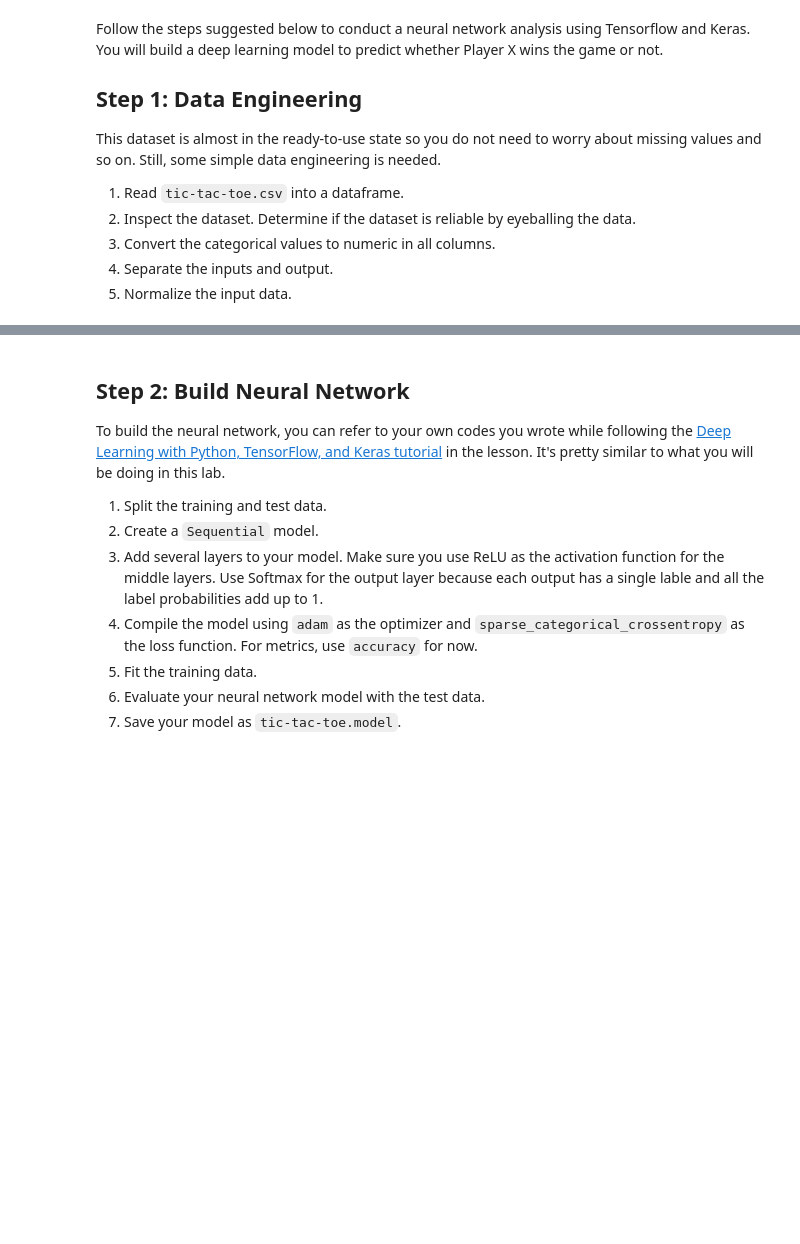
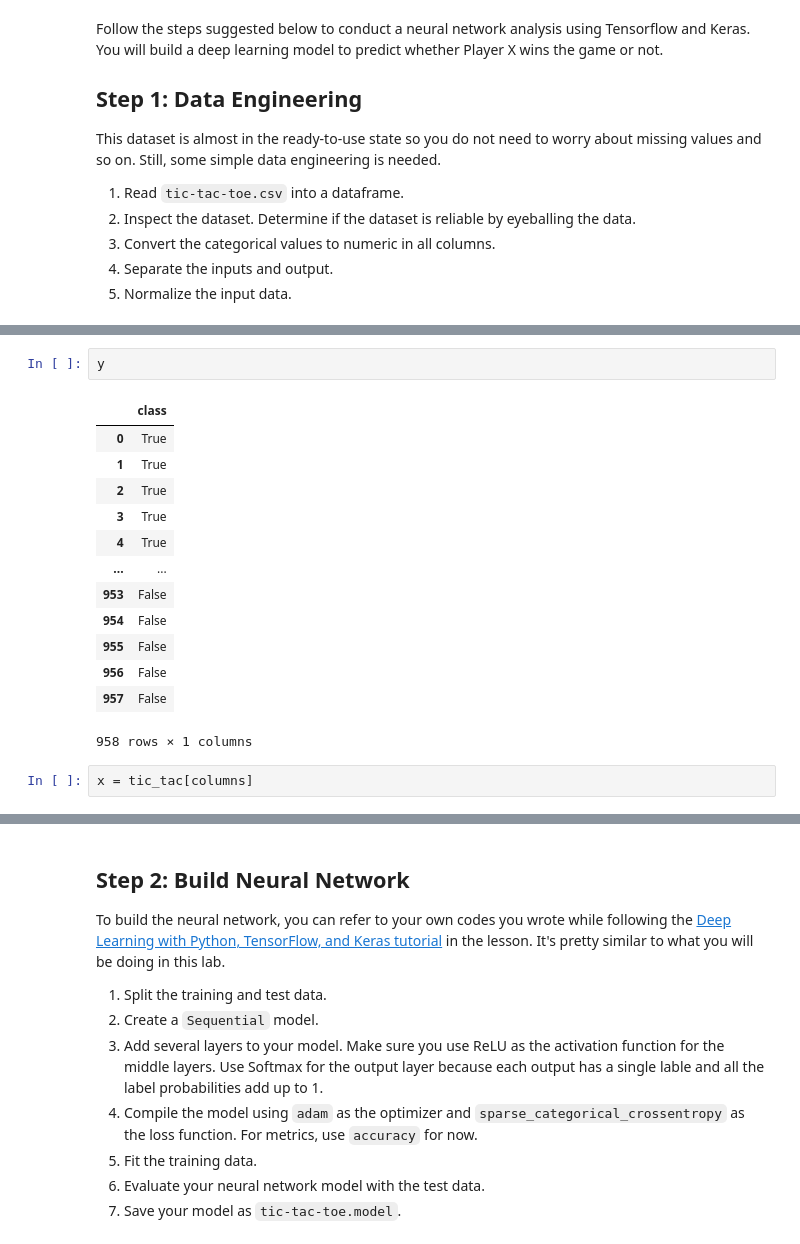
Before and after one commit to ta-data-bcn/lab-deep-learning, a Jupyter notebook: your-code/challenge-1.ipynb, the cells around one changed output, grey strips where cells are left out. Saved outputs shown, nothing was run; the diff lists cells and outputs as text; blank space fills up the shorter version.

```diff
--- a/your-code/challenge-1.ipynb
+++ b/your-code/challenge-1.ipynb
@@ -24,0 +101,18 @@ This dataset is almost in the ready-to-use state so you do not need to worry abo
+# %%
+y
+# %% [output]
+|  | class |
+| 0 | True |
+| 1 | True |
+| 2 | True |
+| 3 | True |
+| 4 | True |
+| ... | ... |
+| 953 | False |
+| 954 | False |
+| 955 | False |
+| 956 | False |
+| 957 | False |
+958 rows × 1 columns
+# %%
+x = tic_tac[columns]
```
Also changed, not shown: parts of 36 cells of this notebook, 3 other files.
